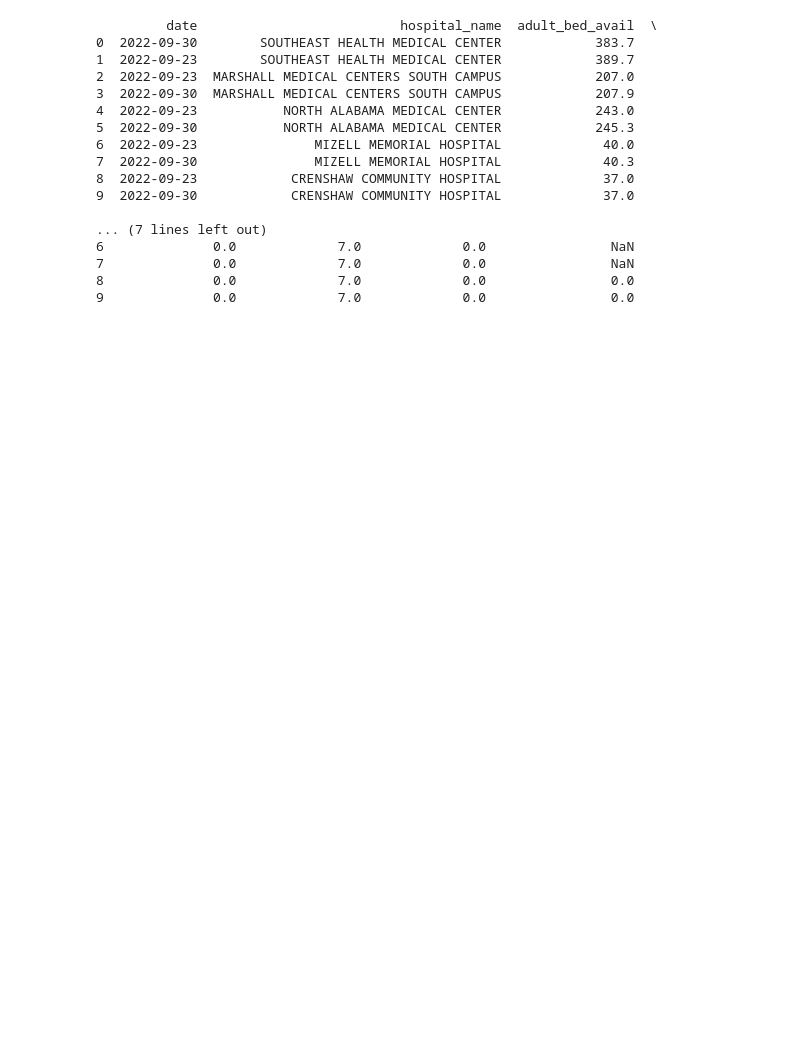
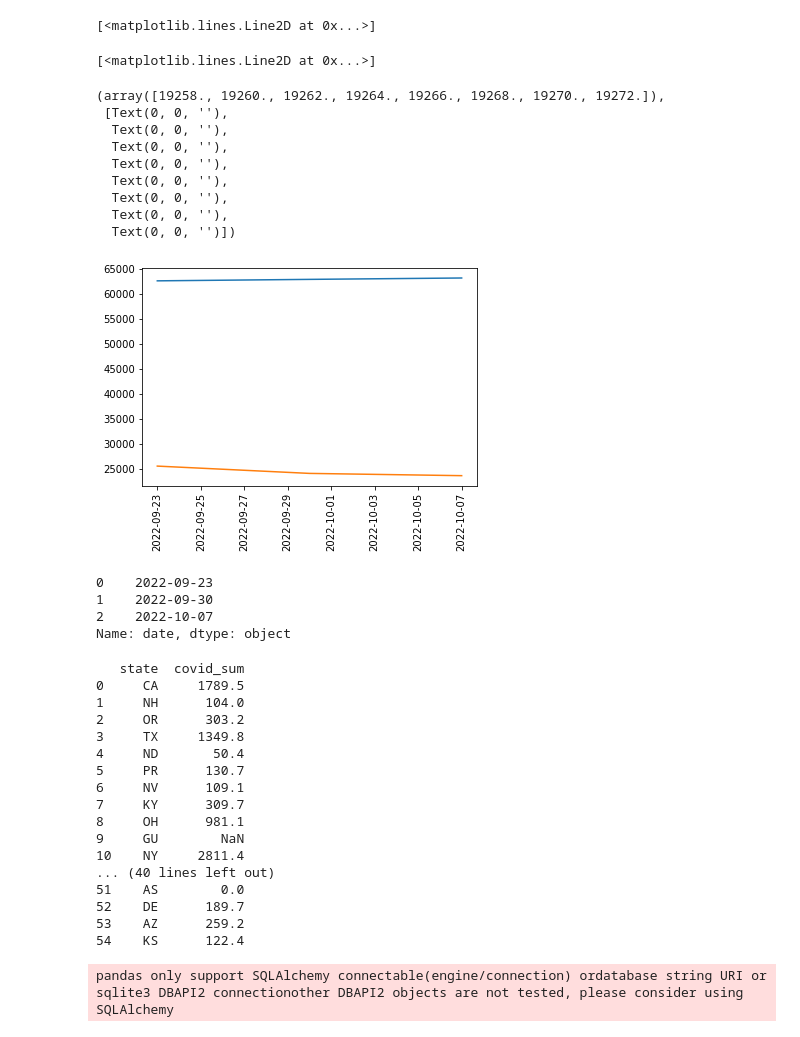
Before and after one commit to RuohaoWu/Hospital-Database, a Jupyter notebook: weekly-report.ipynb, the cells around one changed output. Drawn from its saved outputs; the diff is of its cells as text; code cells hidden in the pictures; blank space fills up the shorter version.

```diff
--- a/weekly-report.ipynb
+++ b/weekly-report.ipynb
@@ -26,0 +73,5 @@ print(hospital_records)
+# %%
+hospital_beds = pd.read_sql_query("select date, sum(adult_bed_used) + sum(child_bed_used) as All, sum(all_COVID_patient) as COVID\
+   from hospital_weekly where date <= %(week)s group by date order by date; \
+           ;", conn, params={'week':week})
+print(hospital_beds)
@@ -27,24 +84,51 @@ print(hospital_records)
+# %%
+date = hospital_beds['date']
+all = hospital_beds['all']
+covid = hospital_beds['covid']
+plt.plot(date, all)
+plt.plot(date, covid)
+plt.xticks(rotation = 90)
+plt.show()
+print(date)
+# %% [output]
+[<matplotlib.lines.Line2D at 0x...>]
+[<matplotlib.lines.Line2D at 0x...>]
+(array([19258., 19260., 19262., 19264., 19266., 19268., 19270., 19272.]),
+ [Text(0, 0, ''),
+  Text(0, 0, ''),
+  Text(0, 0, ''),
+  Text(0, 0, ''),
+  Text(0, 0, ''),
+  Text(0, 0, ''),
+  Text(0, 0, ''),
+  Text(0, 0, '')])
+[figure, added]
+0    2022-09-23
+1    2022-09-30
+2    2022-10-07
+Name: date, dtype: object
 # %%
-hospital_beds = pd.read_sql_query("select date,b.hospital_name, adult_bed_avail, child_bed_avail, adult_bed_used,\
-     child_bed_used, all_COVID_patient from hospital_weekly as a full outer join hospital as b on \
-        a.hospital_pk = b.hospital_pk where date <= %(week)s group by a.date,a.hospital_pk, b.hospital_name order by a.hospital_pk limit 10; \
-           ;", conn, params={'week':week})
-print(hospital_beds)
+covid_map = pd.read_sql_query("select state, sum(all_COVID_patient) as covid_sum from \
+     hospital_weekly as a full outer join hospital as b on \
+        a.hospital_pk = b.hospital_pk where date = %(week)s group by b.state; \
+           ", conn, params={'week':week})
+print(covid_map)
 # %% [output]
-         date                          hospital_name  adult_bed_avail  \
-0  2022-09-30        SOUTHEAST HEALTH MEDICAL CENTER            383.7
-1  2022-09-23        SOUTHEAST HEALTH MEDICAL CENTER            389.7
-2  2022-09-23  MARSHALL MEDICAL CENTERS SOUTH CAMPUS            207.0
-3  2022-09-30  MARSHALL MEDICAL CENTERS SOUTH CAMPUS            207.9
-4  2022-09-23           NORTH ALABAMA MEDICAL CENTER            243.0
-5  2022-09-30           NORTH ALABAMA MEDICAL CENTER            245.3
-6  2022-09-23               MIZELL MEMORIAL HOSPITAL             40.0
-7  2022-09-30               MIZELL MEMORIAL HOSPITAL             40.3
-8  2022-09-23            CRENSHAW COMMUNITY HOSPITAL             37.0
-9  2022-09-30            CRENSHAW COMMUNITY HOSPITAL             37.0
-
-... (7 lines left out)
-6              0.0             7.0             0.0                NaN
-7              0.0             7.0             0.0                NaN
-8              0.0             7.0             0.0                0.0
-9              0.0             7.0             0.0                0.0
+   state  covid_sum
+0     CA     1789.5
+1     NH      104.0
+2     OR      303.2
+3     TX     1349.8
+4     ND       50.4
+5     PR      130.7
+6     NV      109.1
+7     KY      309.7
+8     OH      981.1
+9     GU        NaN
+10    NY     2811.4
+... (40 lines left out)
+51    AS        0.0
+52    DE      189.7
+53    AZ      259.2
+54    KS      122.4
+pandas only support SQLAlchemy connectable(engine/connection) ordatabase string URI or sqlite3 DBAPI2 connectionother DBAPI2 objects are not tested, please consider using SQLAlchemy
```
Also changed, not shown: parts of 14 cells of this notebook.
